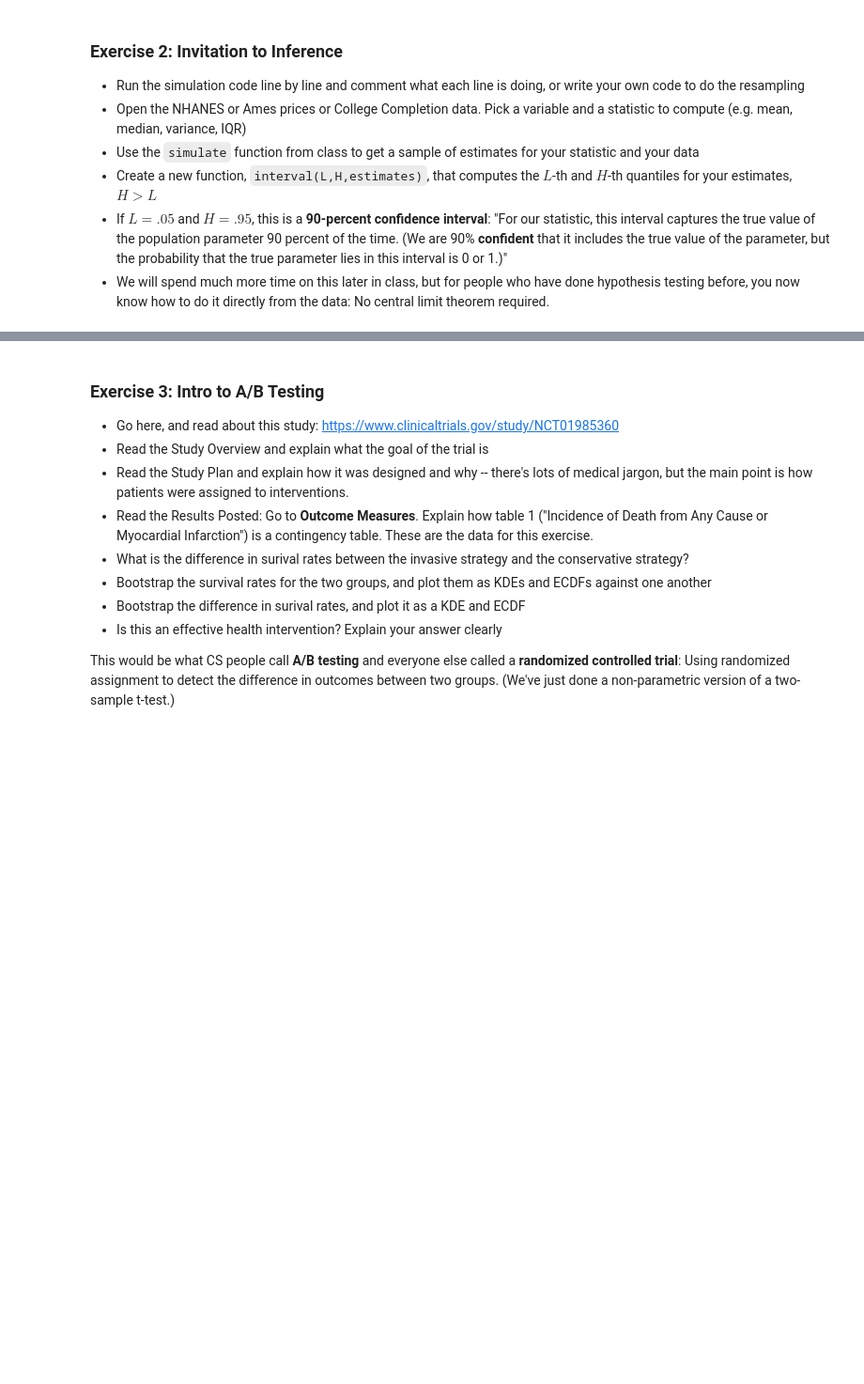
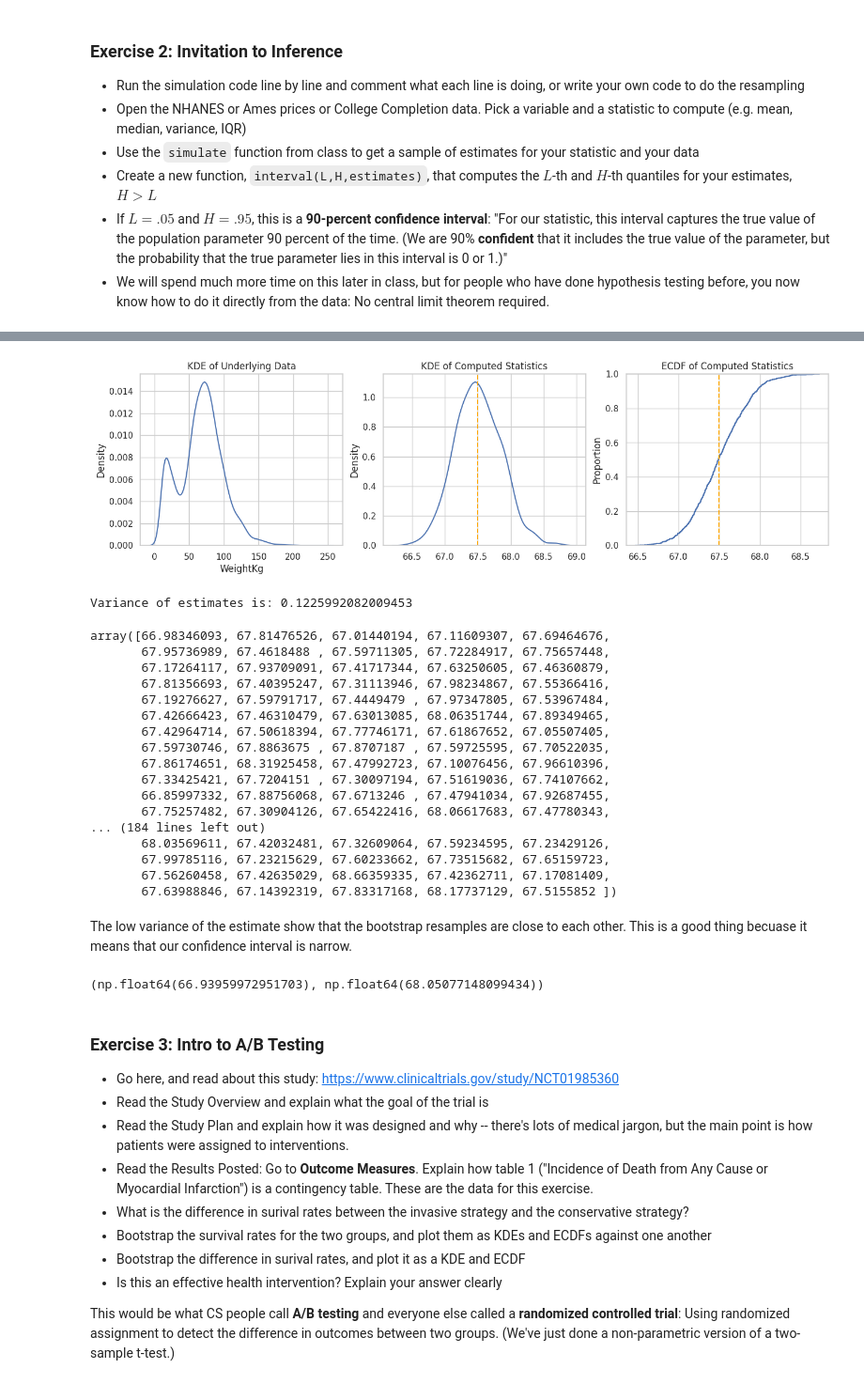
Before and after one commit to tiyeh21/MSDS_5030_Repo, a Jupyter notebook: assignment_4.ipynb, the cells around one changed output, grey strips where cells are left out. Shown: that part at 94% size. Cells and saved outputs as stored; diff of their text form; code cells hidden in the pictures; blank space fills up the shorter version.

```diff
--- a/assignment_4.ipynb
+++ b/assignment_4.ipynb
@@ -14,3 +46,34 @@
 - Create a new function, `interval(L,H,estimates)`, that computes the $L$-th and $H$-th quantiles for your estimates, $H>L$
 - If $L=.05$ and $H=.95$, this is a **90-percent confidence interval**: "For our statistic, this interval captures the true value of the population parameter 90 percent of the time. (We are 90% **confident** that it includes the true value of the parameter, but the probability that the true parameter lies in this interval is 0 or 1.)"
 - We will spend much more time on this later in class, but for people who have done hypothesis testing before, you now know how to do it directly from the data: No central limit theorem required.
+# %%
+def simulate(var, df, fcn, S=1000, plot=True):
+
+    x = df[var]
+
+    estimates = []
+    for s in range(S):
+
+        x_s = x.sample(frac=1.0,replace=True)
+
+        stat_s = fcn(x_s)
+
+        estimates.append(stat_s)
+    estimates = np.array(estimates)
+
+
+
+    if plot:
+        fig, axes = plt.subplots(1, 3, figsize=(16, 4))
+        sns.kdeplot(x, ax = axes[0]).set(title='KDE of Underlying Data')
+        sns.kdeplot(estimates, ax = axes[1]).set(title='KDE of Computed Statistics')
+        axes[1].axvline(x=fcn(x), color='orange', linestyle='--')
+        sns.ecdfplot(estimates, ax = axes[2]).set(title='ECDF of Computed Statistics')
+        axes[2].axvline(x=fcn(x), color='orange', linestyle='--')
+        plt.show()
+        print(f'Variance of estimates is: {np.var(estimates)}')
+
+    return estimates
+# %%
+df = pd.read_csv('data/nhanes_data_17_18.csv', low_memory=False)
+df.head()
@@ -17,3 +88,39 @@
+# %%
+var = 'WeightKg' # variable that of interest
+fcn = np.mean
+simulate(var, df, fcn, S=1000, plot=True)
+# %% [output]
+[figure, added]
+Variance of estimates is: 0.1225992082009453
+array([66.98346093, 67.81476526, 67.01440194, 67.11609307, 67.69464676,
+       67.95736989, 67.4618488 , 67.59711305, 67.72284917, 67.75657448,
+       67.17264117, 67.93709091, 67.41717344, 67.63250605, 67.46360879,
+       67.81356693, 67.40395247, 67.31113946, 67.98234867, 67.55366416,
+       67.19276627, 67.59791717, 67.4449479 , 67.97347805, 67.53967484,
+       67.42666423, 67.46310479, 67.63013085, 68.06351744, 67.89349465,
+       67.42964714, 67.50618394, 67.77746171, 67.61867652, 67.05507405,
+       67.59730746, 67.8863675 , 67.8707187 , 67.59725595, 67.70522035,
+       67.86174651, 68.31925458, 67.47992723, 67.10076456, 67.96610396,
+       67.33425421, 67.7204151 , 67.30097194, 67.51619036, 67.74107662,
+       66.85997332, 67.88756068, 67.6713246 , 67.47941034, 67.92687455,
+       67.75257482, 67.30904126, 67.65422416, 68.06617683, 67.47780343,
+... (184 lines left out)
+       68.03569611, 67.42032481, 67.32609064, 67.59234595, 67.23429126,
+       67.99785116, 67.23215629, 67.60233662, 67.73515682, 67.65159723,
+       67.56260458, 67.42635029, 68.66359335, 67.42362711, 67.17081409,
+       67.63988846, 67.14392319, 67.83317168, 68.17737129, 67.5155852 ])
+# %% [markdown]
+The low variance of the estimate show that the bootstrap resamples are close to each other. This is a good thing becuase it means that our confidence interval is narrow.
+# %%
+def interval(L, H, df, var, fcn, S = 1000):
+    estimates = simulate(var, df, fcn, S=S, plot=False)
+    lower = np.quantile(estimates, L)
+    upper = np.quantile(estimates, H)
+    return lower, upper
+
+interval(0.05, 0.95, df, 'WeightKg', np.mean) # here i use 90% confidence interval as designed in the question.
+# %% [output]
+(np.float64(66.93959972951703), np.float64(68.05077148099434))
 # %% [markdown]
 ### Exercise 3: Intro to A/B Testing
 - Go here, and read about this study: https://www.clinicaltrials.gov/study/NCT01985360
```
Also changed, not shown: parts of 7 cells of this notebook.
